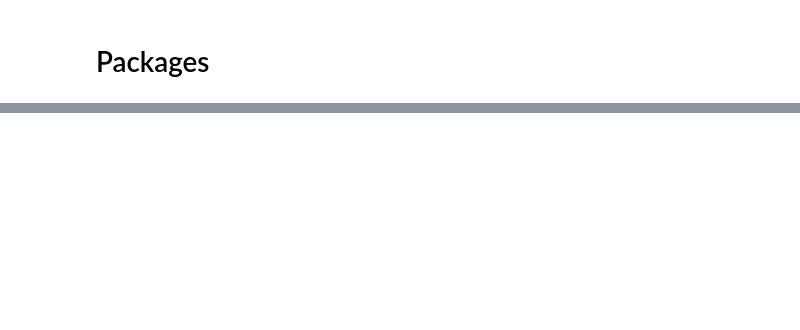
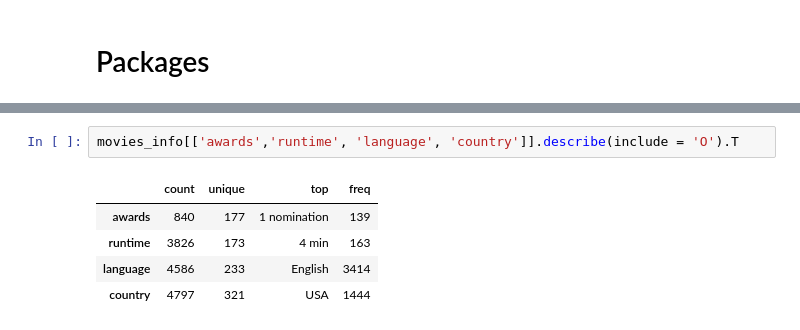
Before and after one commit to dmunger27/Movies_Plots_Analysis, a Jupyter notebook: notebooks/Descriptive Statistics on API Data.ipynb, the cells around one changed output, grey strips where cells are left out. Drawn from its saved outputs; the diff is of its cells as text; blank space fills up the shorter version.

```diff
--- a/notebooks/Descriptive Statistics on API Data.ipynb
+++ b/notebooks/Descriptive Statistics on API Data.ipynb
@@ -37,0 +72,8 @@ df.sample(15)
+# %%
+movies_info[['awards','runtime', 'language', 'country']].describe(include = 'O').T
+# %% [output]
+|  | count | unique | top | freq |
+| awards | 840 | 177 | 1 nomination | 139 |
+| runtime | 3826 | 173 | 4 min | 163 |
+| language | 4586 | 233 | English | 3414 |
+| country | 4797 | 321 | USA | 1444 |
```
Also changed, not shown: parts of 19 cells of this notebook, 5 other files.
